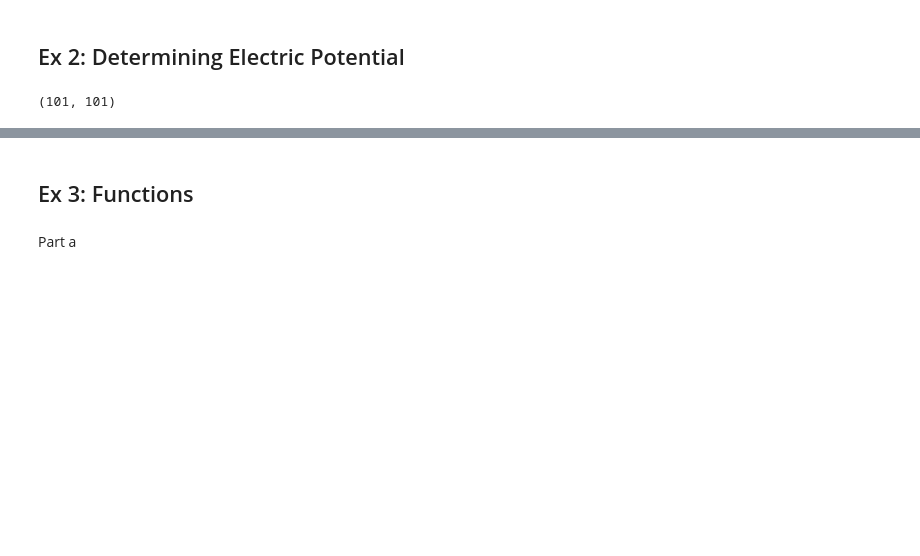
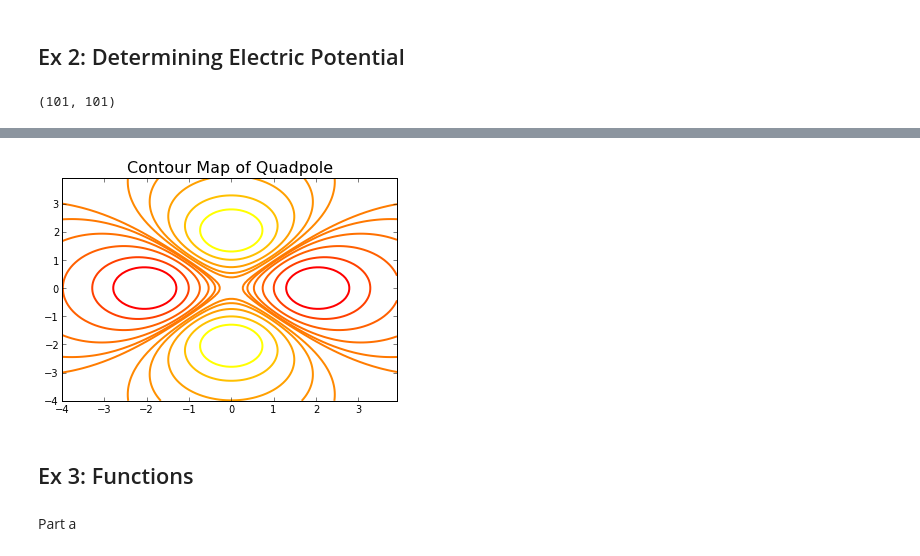
Before and after one commit to bcoit/Phys202-S13, a Jupyter notebook: Week4/3DPlottingAndFunctions.ipynb, the cells around one changed output, grey strips where cells are left out. Drawn from its saved outputs; the diff is of its cells as text; code cells hidden in the pictures; blank space fills up the shorter version.

```diff
--- a/Week4/3DPlottingAndFunctions.ipynb
+++ b/Week4/3DPlottingAndFunctions.ipynb
@@ -131,3 +131,10 @@ title("Potential Distribution of a Quadpole (V)",fontsize=16)
+# %%
+levels = array([8,4,2,1,0.5,-0.25,-0.5,-1,-2,-4,-8]) #Define the levels for the contours so they aren't evenly spaced
+contour(X,Y,V+U,levels,linewidths=2,cmap=cm.autumn)
+title("Contour Map of Quadpole",fontsize=16)
+show()
+# %% [output]
+[figure, added]
 # %% [markdown]
 Ex 3: Functions
 -
```
Also changed, not shown: parts of 11 cells of this notebook.
